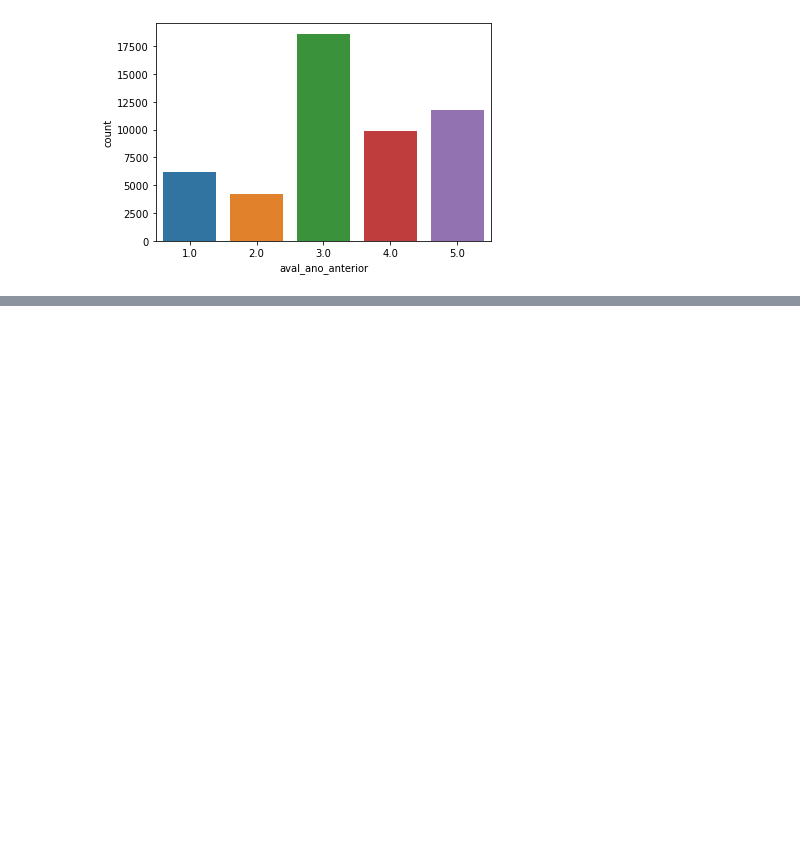
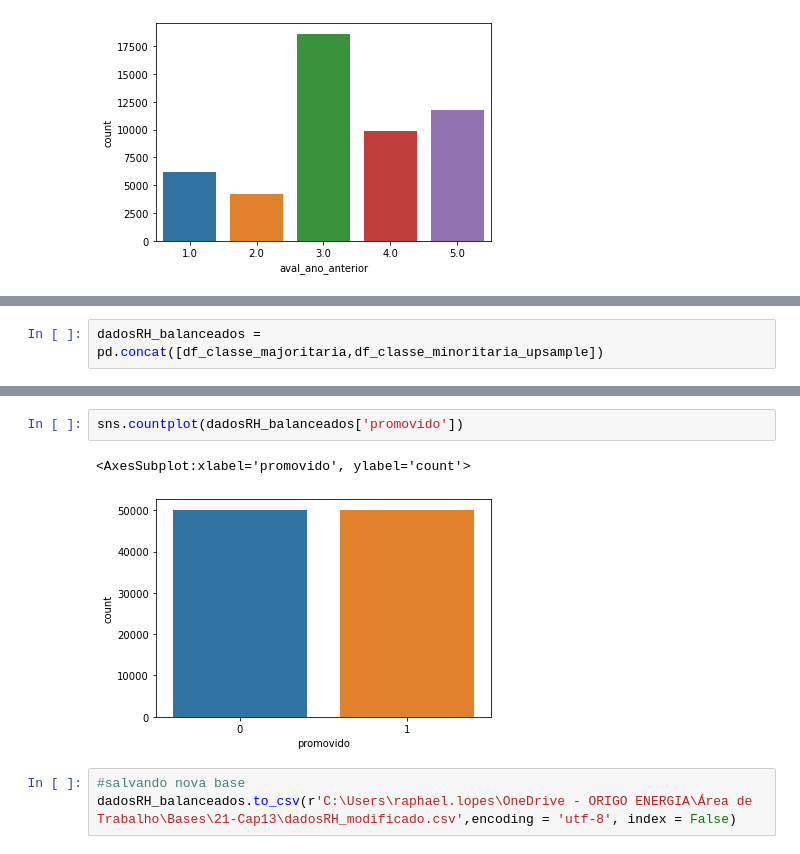
Before and after one commit to raphalopess/DataScienceAcademy-version02, a Jupyter notebook: MiniProjeto03.ipynb, the cells around one changed output, grey strips where cells are left out. Saved outputs shown, nothing was run; the diff lists cells and outputs as text; blank space fills up the shorter version.

```diff
--- a/MiniProjeto03.ipynb
+++ b/MiniProjeto03.ipynb
@@ -88,0 +137,2 @@ sns.countplot(dadosRH['aval_ano_anterior'])
+# %%
+dadosRH_balanceados = pd.concat([df_classe_majoritaria,df_classe_minoritaria_upsample])
@@ -88,0 +166,8 @@ sns.countplot(dadosRH['aval_ano_anterior'])
+# %%
+sns.countplot(dadosRH_balanceados['promovido'])
+# %% [output]
+<AxesSubplot:xlabel='promovido', ylabel='count'>
+[figure, added]
+# %%
+#salvando nova base
+dadosRH_balanceados.to_csv(r'C:\Users\raphael.lopes\OneDrive - ORIGO ENERGIA\Área de Trabalho\Bases\21-Cap13\dadosRH_modificado.csv',encoding = 'utf-8', index = False)
```
Also changed, not shown: parts of 17 cells of this notebook.
